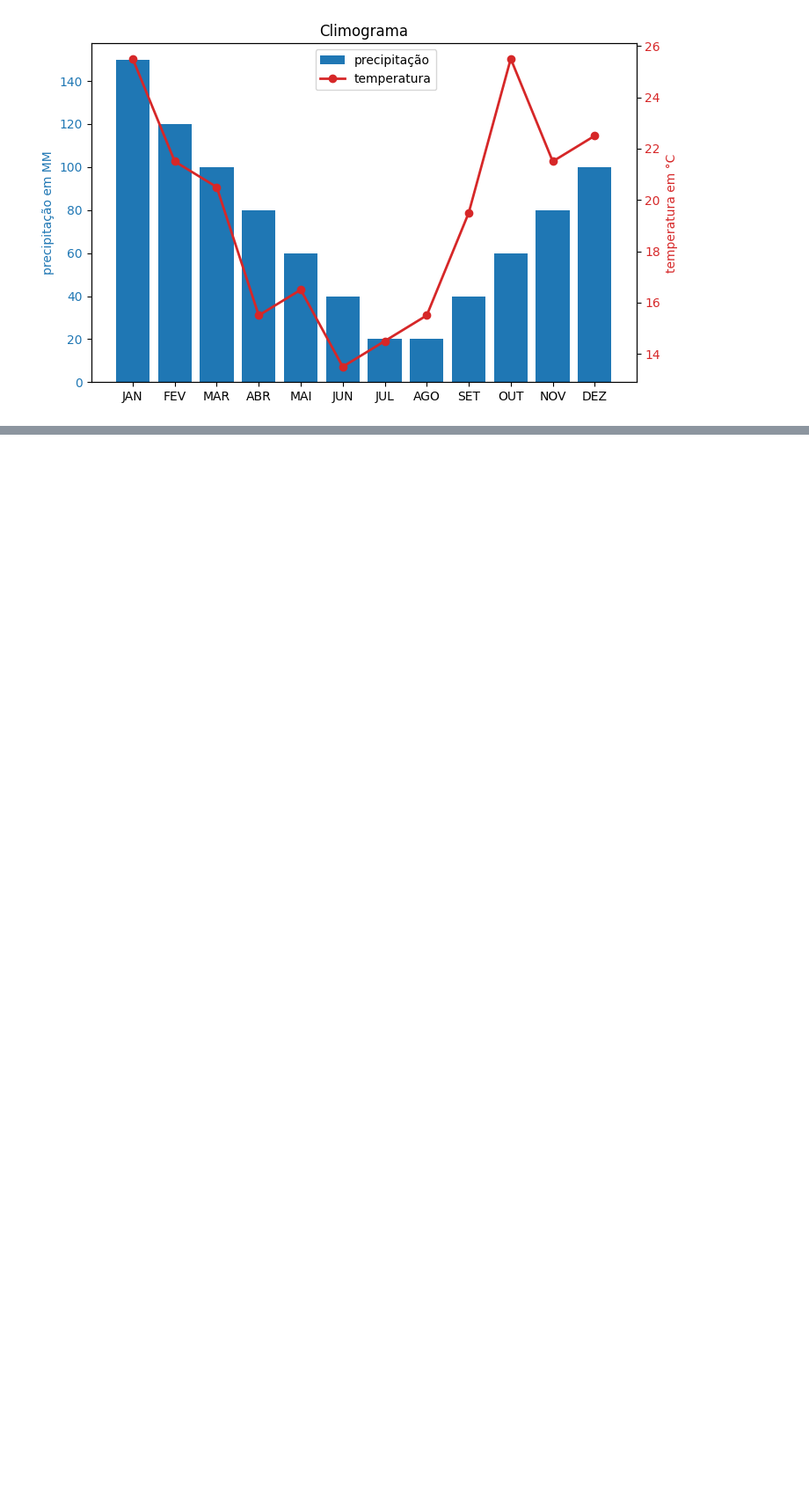
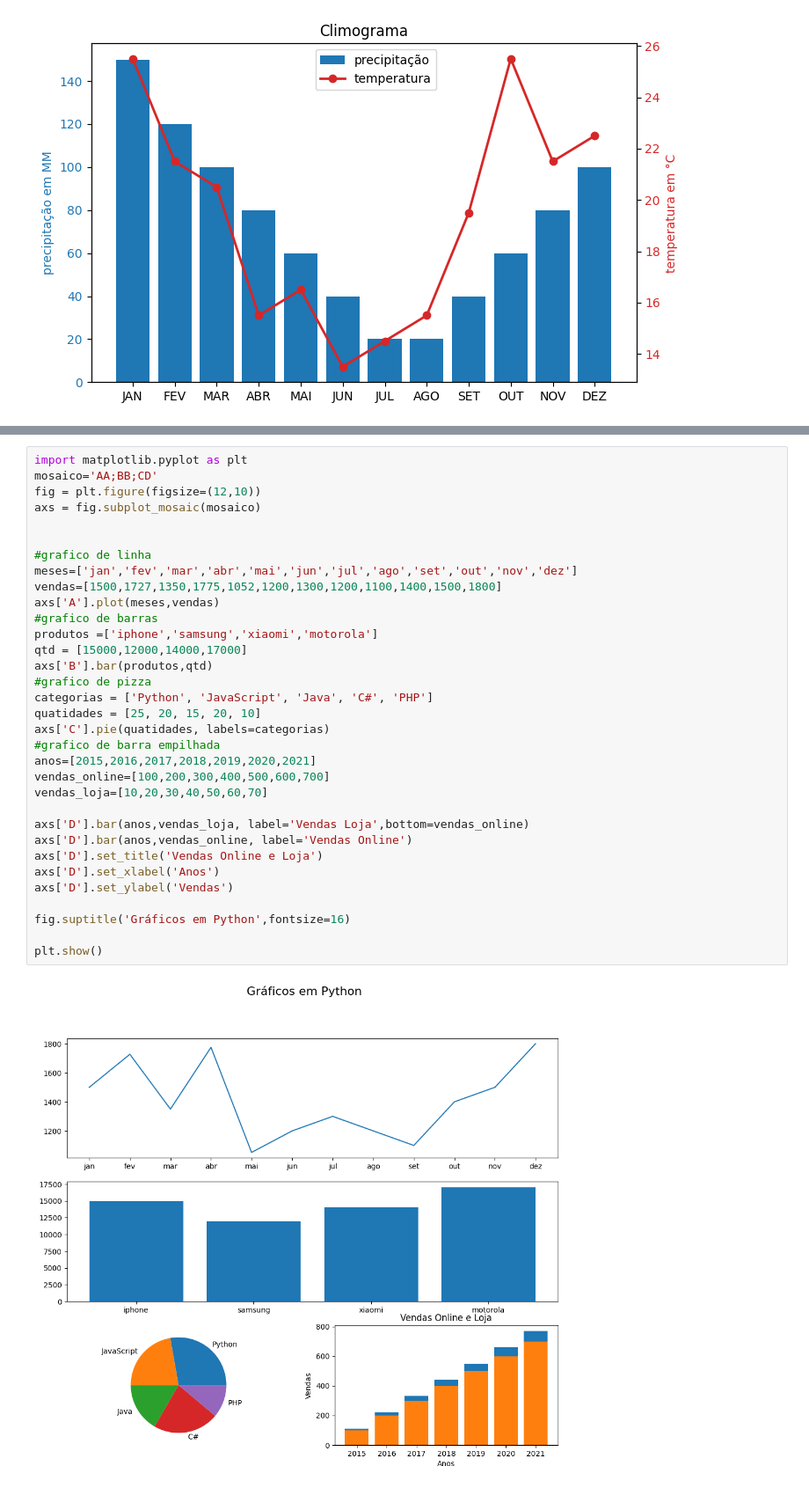
Before and after one commit to Afonso-eng/estudo_python, a Jupyter notebook: grafico_PO.ipynb, the cells around one changed output, grey strips where cells are left out. Shown: that part at 88% size. Cells and saved outputs as stored; diff of their text form; blank space fills up the shorter version.

```diff
--- a/grafico_PO.ipynb
+++ b/grafico_PO.ipynb
@@ -94,0 +125,35 @@ plt.show()
+# %%
+import matplotlib.pyplot as plt
+mosaico='AA;BB;CD'
+fig = plt.figure(figsize=(12,10))
+axs = fig.subplot_mosaic(mosaico)
+
+
+#grafico de linha
+meses=['jan','fev','mar','abr','mai','jun','jul','ago','set','out','nov','dez']
+vendas=[1500,1727,1350,1775,1052,1200,1300,1200,1100,1400,1500,1800]
+axs['A'].plot(meses,vendas)
+#grafico de barras
+produtos =['iphone','samsung','xiaomi','motorola']
+qtd = [15000,12000,14000,17000]
+axs['B'].bar(produtos,qtd)
+#grafico de pizza
+categorias = ['Python', 'JavaScript', 'Java', 'C#', 'PHP']
+quatidades = [25, 20, 15, 20, 10]
+axs['C'].pie(quatidades, labels=categorias)
+#grafico de barra empilhada
+anos=[2015,2016,2017,2018,2019,2020,2021]
+vendas_online=[100,200,300,400,500,600,700]
+vendas_loja=[10,20,30,40,50,60,70]
+
+axs['D'].bar(anos,vendas_loja, label='Vendas Loja',bottom=vendas_online)
+axs['D'].bar(anos,vendas_online, label='Vendas Online')
+axs['D'].set_title('Vendas Online e Loja')
+axs['D'].set_xlabel('Anos')
+axs['D'].set_ylabel('Vendas')
+
+fig.suptitle('Gráficos em Python',fontsize=16)
+
+plt.show()
+# %% [output]
+[figure, added]
```
Also changed, not shown: parts of 4 cells of this notebook, 1 other file.
